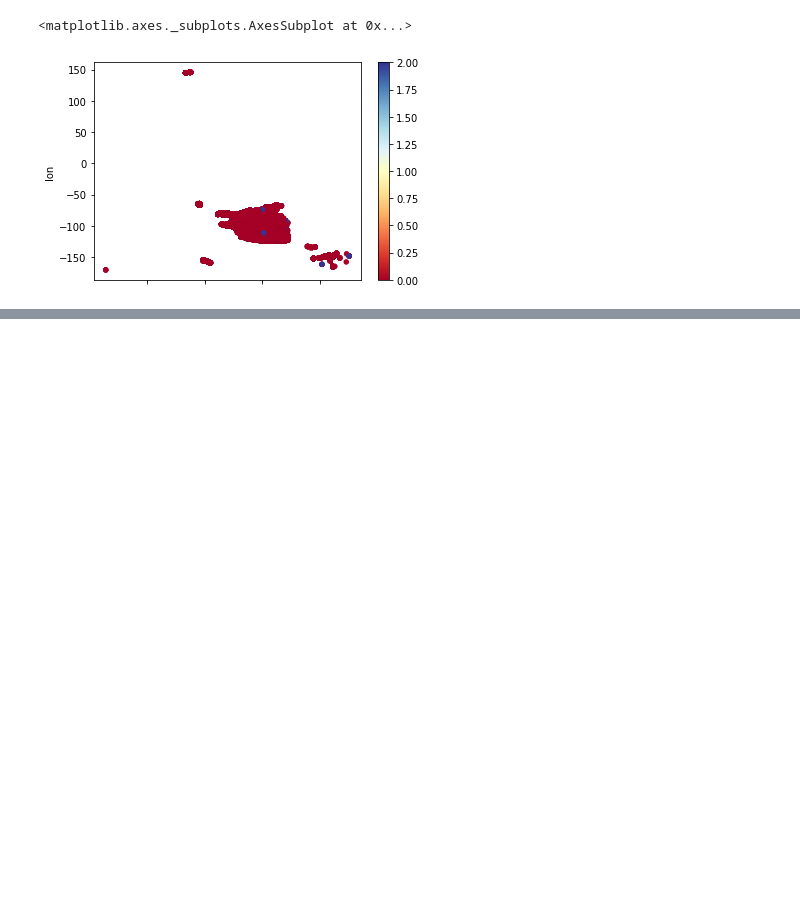
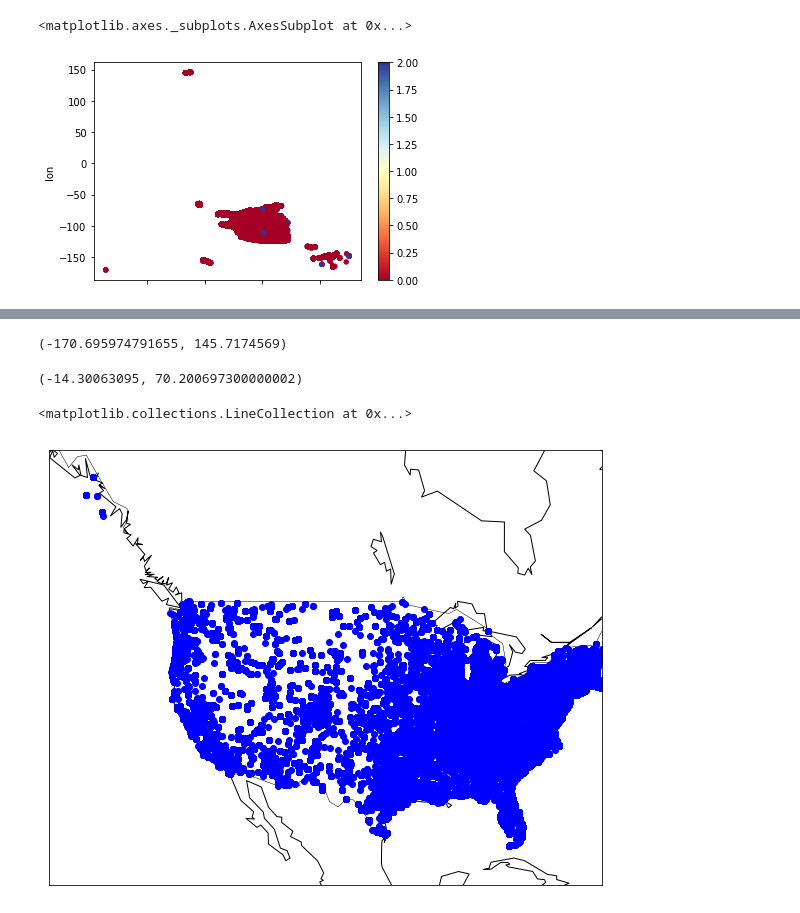
Before and after one commit to gpcarr/twitter_data_analysis, a Jupyter notebook: clusters.ipynb, the cells around one changed output, grey strips where cells are left out. Cells and saved outputs as stored; diff of their text form; code cells hidden in the pictures; blank space fills up the shorter version.

Commit message:
map plotting testing

```diff
--- a/clusters.ipynb
+++ b/clusters.ipynb
@@ -9,13 +9,19 @@ from sklearn.cluster import MiniBatchKMeans
 from sklearn.decomposition import TruncatedSVD
 from sklearn.pipeline import make_pipeline
 from sklearn.preprocessing import Normalizer
+from pylab import rcParams
+from mpl_toolkits.basemap import Basemap
 
+%matplotlib inline
+rcParams['figure.figsize'] = (10, 8)
 from wordcloud import WordCloud
 # %%
 hillary_df = pd.read_csv('data/hillary_location.csv')
 trump_df = pd.read_csv('data/trump_location.csv')
 # %%
 all_df = hillary_df.append(trump_df)
+# %%
+all_df = pd.read_csv('data/all.csv')
 # %%
 len(all_df)
 # %% [output]
@@ -366,0 +397,27 @@ location.plot.scatter(x='lat', y='lon', c=kmeans.labels_, cmap='RdYlBu')
+# %%
+all_df.lon.min(), all_df.lon.max()
+# %% [output]
+(-170.695974791655, 145.7174569)
+# %%
+all_df.lat.min(), all_df.lat.max()
+# %% [output]
+(-14.30063095, 70.200697300000002)
+# %%
+lons = list(all_df.lon)
+lats = list(all_df.lat)
+# %%
+my_map = Basemap(projection='merc', resolution='c',
+                llcrnrlat=20, urcrnrlat=60,
+                llcrnrlon=-140, urcrnrlon=-70)
+
+# x, y = my_map(-90, 50)
+# my_map.plot(x, y, 'bo')
+
+x, y = my_map(lons, lats)
+my_map.plot(x, y, 'bo')
+
+my_map.drawcoastlines()
+my_map.drawcountries()
+# %% [output]
+<matplotlib.collections.LineCollection at 0x...>
+[figure, added]
```
Also changed, not shown: parts of 3 cells of this notebook.
